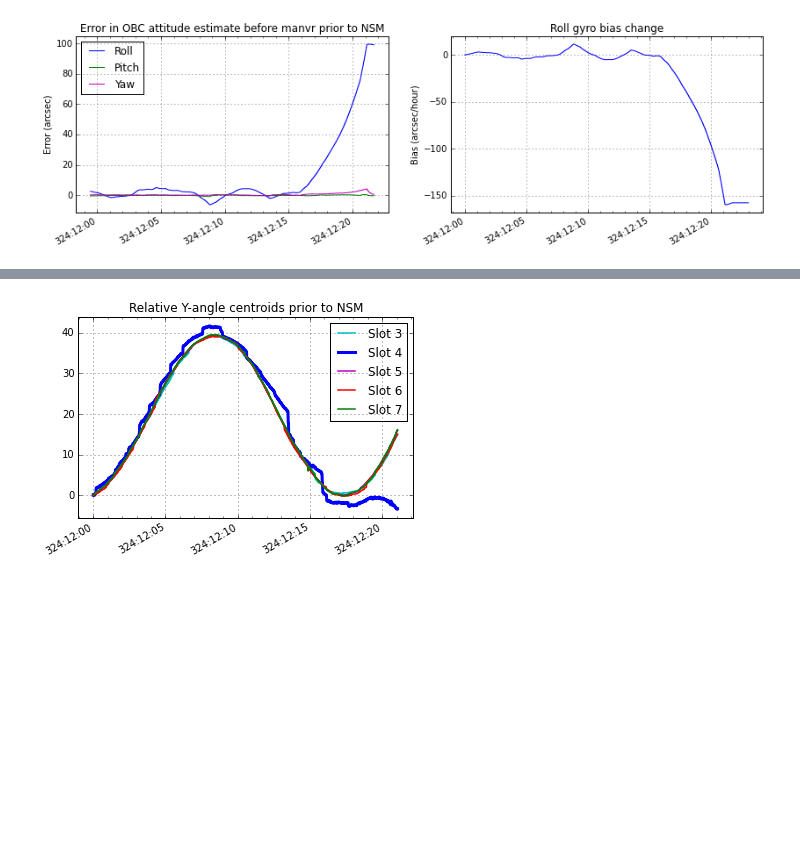
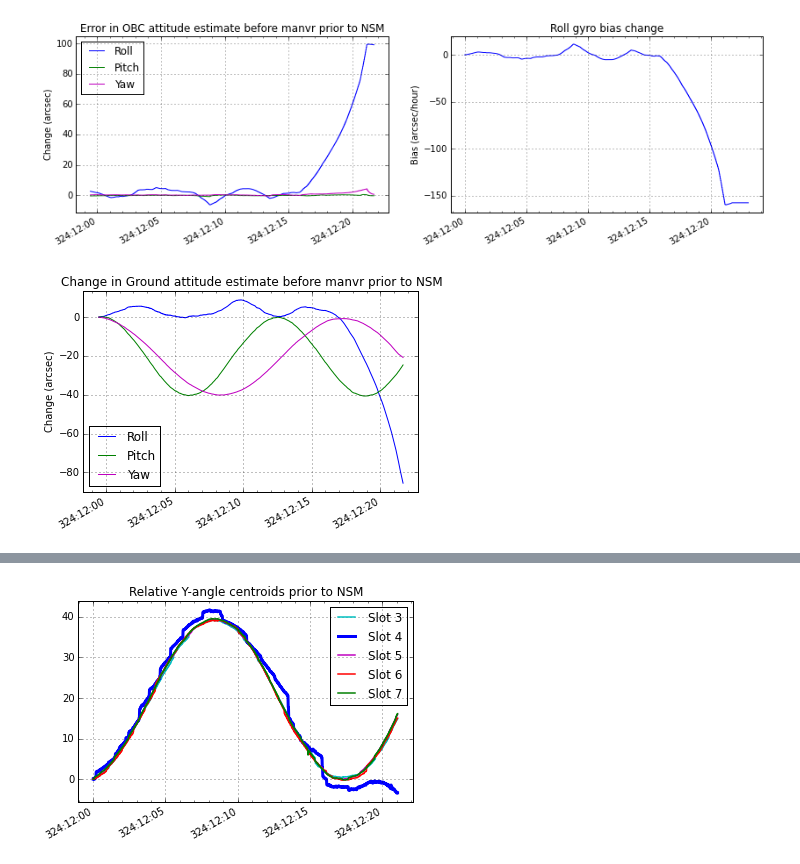
Before and after one commit to sot/bias_notebook, a Jupyter notebook: NSM_2016324_hot_pixel.ipynb, the cells around one changed output, grey strips where cells are left out. Cells and saved outputs as stored; diff of their text form; code cells hidden in the pictures; blank space fills up the shorter version.

Commit message:
Add plots showing time history of relative errors

```diff
--- a/NSM_2016324_hot_pixel.ipynb
+++ b/NSM_2016324_hot_pixel.ipynb
@@ -42,20 +42,31 @@ grnd_sol2 = grnd_sol[-1300*4+2:-1:4]
 np.max(obc_sol2['time'] - grnd_sol2['time'])
 # %% [output]
 0.0
-# %%
-drs = []
-dps = []
-dys = []
-for g_q, o_q in izip(grnd_sol2['q_att'], obc_sol2['q_att']):
-    dq = Quat(g_q).dq(o_q)
-    drs.append(dq.roll0 * 3600)
-    dps.append(dq.pitch * 3600)
-    dys.append(dq.yaw * 3600)
 # %%
 start = '2016:324:12:00:00'
 stop = '2016:324:12:23:00'
 R2A = np.degrees(1) * 3600
 # %%
 gb1 = fetch.Msid('aogbias1', start, stop)
+# %%
+def plot_att_changes(refs, atts, label):
+    drs = []
+    dps = []
+    dys = []
+    for ref_q, att_q in zip(cycle(refs['q_att']), atts['q_att']):
+        dq = Quat(ref_q).dq(att_q)
+        drs.append(dq.roll0 * 3600)
+        dps.append(dq.pitch * 3600)
+        dys.append(dq.yaw * 3600)
+
+    plot_cxctime(obc_sol2['time'], drs, '-b', label='Roll')
+    plot_cxctime(obc_sol2['time'], dps, '-g', label='Pitch')
+    plot_cxctime(obc_sol2['time'], dys, '-m', label='Yaw')
+    plt.grid()
+    plt.margins(0.05)
+    plt.title('{} before manvr prior to NSM'
+              .format(label))
+    plt.ylabel('Change (arcsec)')
+    plt.legend(loc='best');
 # %%
 plt.figure(figsize=(14, 4))
@@ -77,3 +82,10 @@ plt.ylabel('Bias (arcsec/hour)')
 plt.margins(0.05)
 # %% [output]
 [figure]
+# %%
+plot_att_changes(refs=grnd_sol2[:1], atts=grnd_sol2,
+                 label='Change in Ground attitude estimate')
+# In this plot we see that the spacecraft was physically
+# rolling by about 90 arcsec just prior to the maneuver.
+# %% [output]
+[figure, added]
```
Also changed, not shown: parts of 3 cells of this notebook.
